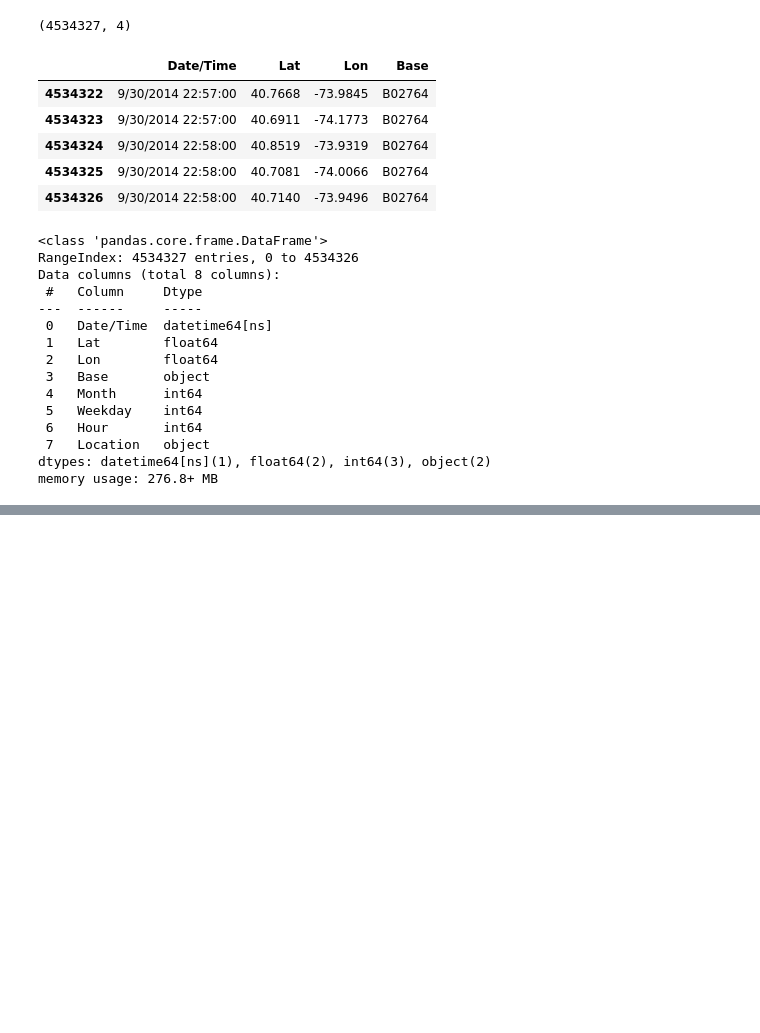
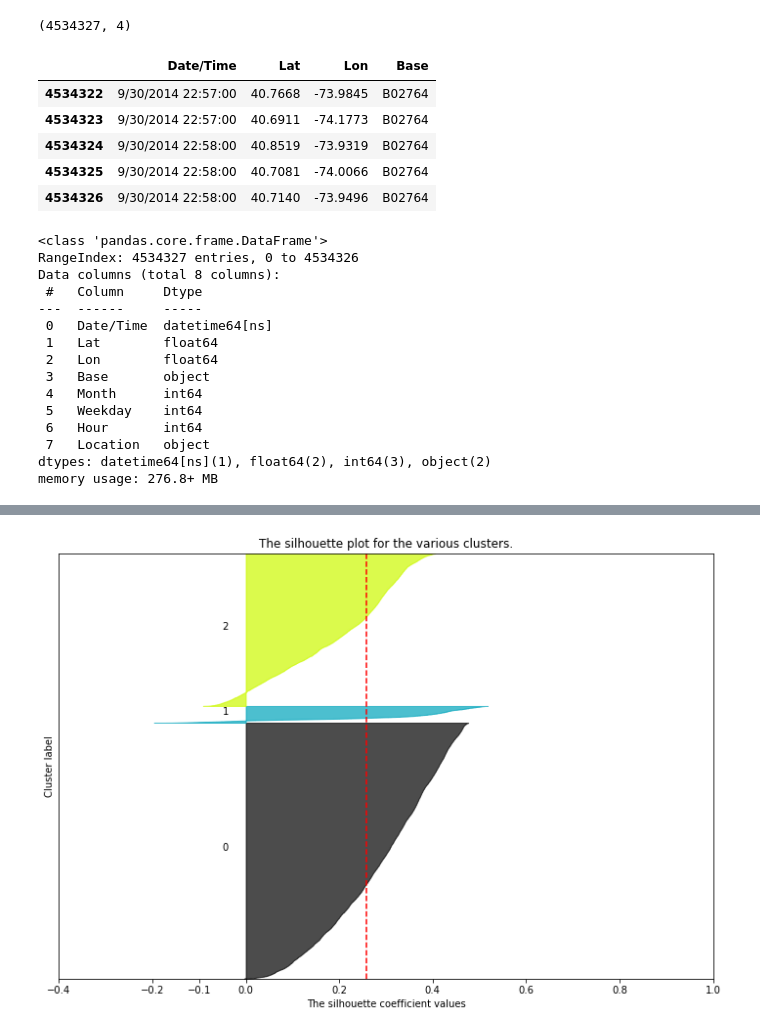
Before and after one commit to thefifthagreement/jedha-fs-s5-project, a Jupyter notebook: uber-kmeans.ipynb, the cells around one changed output, grey strips where cells are left out. Cells and saved outputs as stored; diff of their text form; code cells hidden in the pictures; blank space fills up the shorter version.

```diff
--- a/uber-kmeans.ipynb
+++ b/uber-kmeans.ipynb
@@ -97,0 +156,6 @@ memory usage: 276.8+ MB
+# %%
+m = 0.01
+z = 2.576
+p = 0.5
+n = z**2 * p * (1 - p) / m**2
+print(f"La taille minimale de l'échantillon est de {n:.0f}")
@@ -97,0 +164,6 @@ memory usage: 276.8+ MB
+# %%
+# on restreint le nombre d'individus à 100000
+
+X = uber.values
+np.random.shuffle(X)
+X = X[np.random.randint(0, X.shape[0], 100000)]
@@ -97,0 +213,67 @@ memory usage: 276.8+ MB
+# %%
+%%notify -m "Silhouette terminée"
+
+range_n_clusters = [3, 4, 5]
+
+for n_clusters in range_n_clusters:
+
+    fig, ax = plt.subplots(figsize=(12, 8))
+
+    # The silhouette coefficient can range from -1, 1
+
+    ax.set_xlim([-0.1, 1])
+
+    # The (n_clusters+1)*10 is for inserting blank space between silhouette
+    # plots of individual clusters, to demarcate them clearly.
+    ax.set_ylim([0, len(X_st) + (n_clusters + 1) * 10])
+
+    clusterer = MiniBatchKMeans(n_clusters=n_clusters,
+                                init = "k-means++",
+                                max_iter = 300,
+                                n_init = 10,
+                                batch_size=100)
+
+    cluster_labels = clusterer.fit_predict(X_st)
+
+    silhouette_avg = silhouette_score(X_st, cluster_labels)
+    print(f"For {n_clusters = }, the average silhouette_score is : {silhouette_avg}")
+
+    # Compute the silhouette scores for each sample
+    sample_silhouette_values = silhouette_samples(X_st, cluster_labels)
+
+    y_lower = 10
+    for i in range(n_clusters):
+        # Aggregate the silhouette scores for samples belonging to
+        # cluster i, and sort them
+        ith_cluster_silhouette_values = \
+            sample_silhouette_values[cluster_labels == i]
+
+        ith_cluster_silhouette_values.sort()
+
+        size_cluster_i = ith_cluster_silhouette_values.shape[0]
+        y_upper = y_lower + size_cluster_i
+
+        color = cm.nipy_spectral(float(i) / n_clusters)
+        ax.fill_betweenx(np.arange(y_lower, y_upper),
+                          0, ith_cluster_silhouette_values,
+                          facecolor=color, edgecolor=color, alpha=0.7)
+
+        # Label the silhouette plots with their cluster numbers at the middle
+        ax.text(-0.05, y_lower + 0.5 * size_cluster_i, str(i))
+
+        # Compute the new y_lower for next plot
+        y_lower = y_upper + 10  # 10 for the 0 samples
+
+    ax.set_title("The silhouette plot for the various clusters.")
+    ax.set_xlabel("The silhouette coefficient values")
+    ax.set_ylabel("Cluster label")
+
+    # The vertical line for average silhouette score of all the values
+    ax.axvline(x=silhouette_avg, color="red", linestyle="--")
+
+    ax.set_yticks([])  # Clear the yaxis labels / ticks
+    ax.set_xticks([-0.4, -0.2, -0.1, 0, 0.2, 0.4, 0.6, 0.8, 1])
+
+plt.show()
+fig.savefig(join(image_dir, "silhouette.png"), transparent=False, dpi=80, bbox_inches="tight")
+# %% [output]
@@ -97,0 +283 @@ memory usage: 276.8+ MB
+[figure, added]
```
Also changed, not shown: parts of 100 cells of this notebook, 23 other files.
